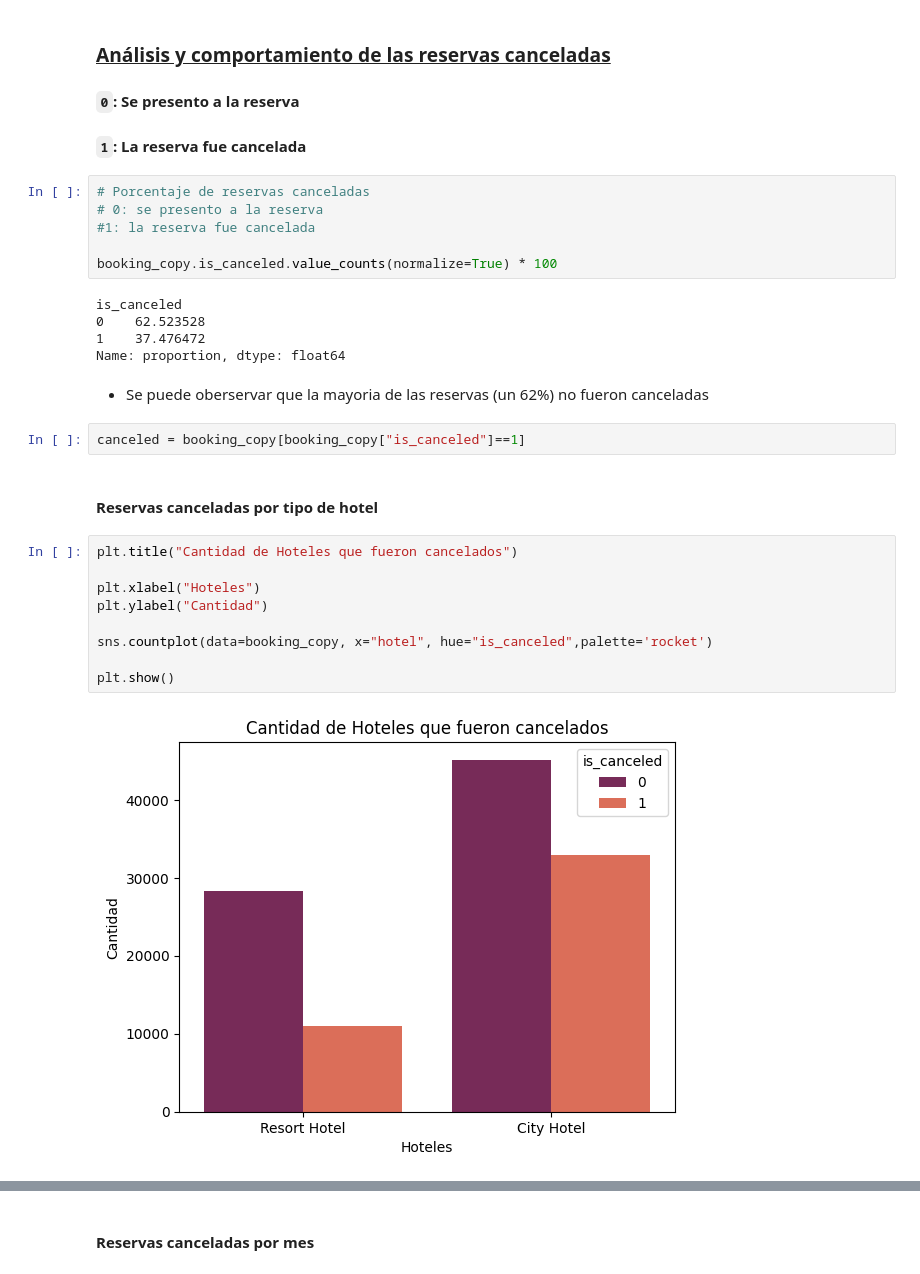
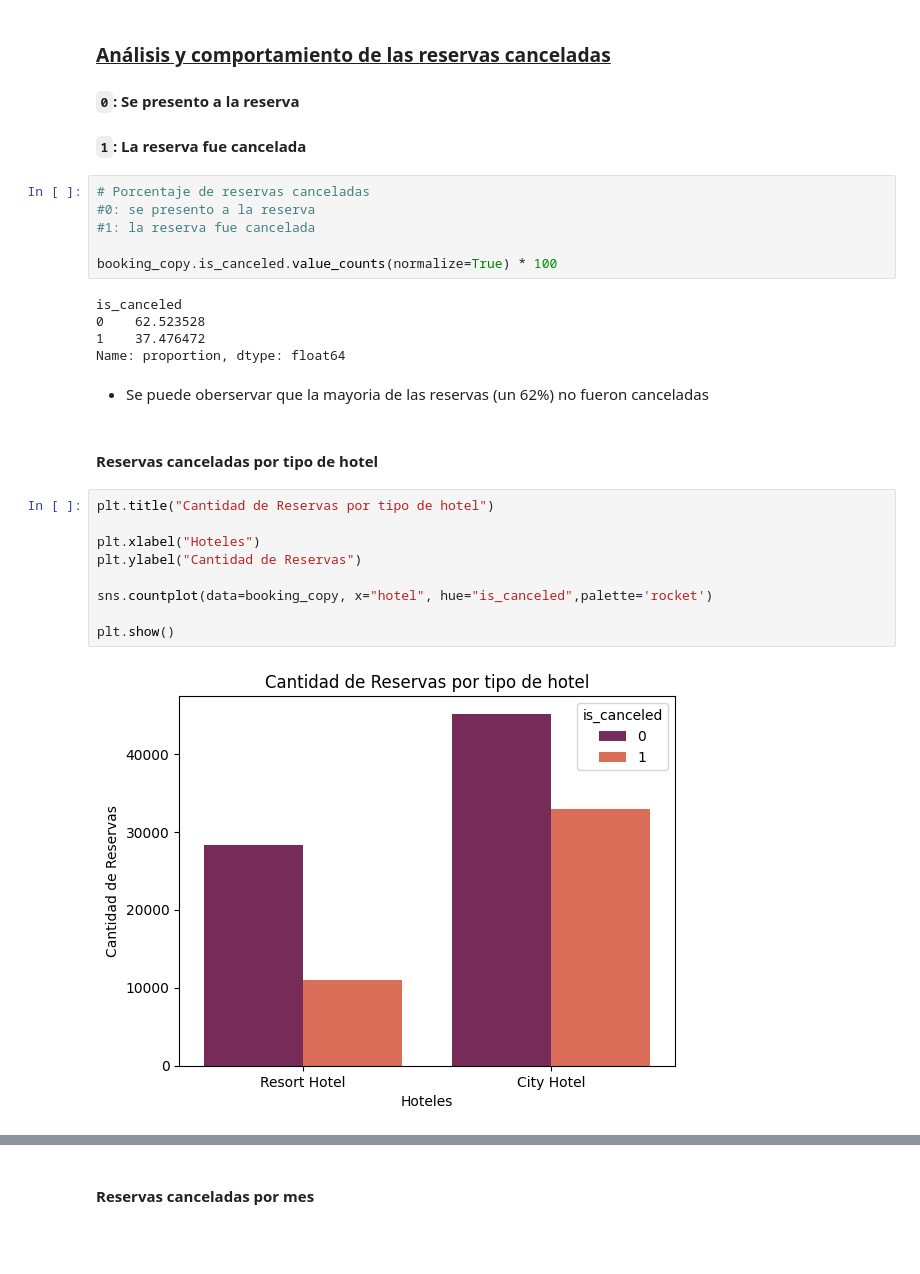
Before and after one commit to MartinFerrari5/Booking-Analysis, a Jupyter notebook: booking.ipynb, the cells around one changed output, grey strips where cells are left out. Saved outputs shown, nothing was run; the diff lists cells and outputs as text; blank space fills up the shorter version.

```diff
--- a/booking.ipynb
+++ b/booking.ipynb
@@ -266,7 +283,7 @@ booking_copy.query(expr="adults<20 & adr<400 & adr>0 & children <= 4 & babies <=
 #### `1`: La reserva fue cancelada
 # %%
 # Porcentaje de reservas canceladas
-# 0: se presento a la reserva
+#0: se presento a la reserva
 #1: la reserva fue cancelada
 
 booking_copy.is_canceled.value_counts(normalize=True) * 100
@@ -277,20 +294,18 @@ is_canceled
 Name: proportion, dtype: float64
 # %% [markdown]
 - Se puede oberservar que la mayoria de las reservas (un 62%) no fueron canceladas
-# %%
-canceled = booking_copy[booking_copy["is_canceled"]==1]
 # %% [markdown]
 #### <b> Reservas canceladas por tipo de hotel </b>
 # %%
-plt.title("Cantidad de Hoteles que fueron cancelados")
+plt.title("Cantidad de Reservas por tipo de hotel")
 
 plt.xlabel("Hoteles")
-plt.ylabel("Cantidad")
+plt.ylabel("Cantidad de Reservas")
 
 sns.countplot(data=booking_copy, x="hotel", hue="is_canceled",palette='rocket')
 
 plt.show()
 # %% [output]
-[figure, old version]
+[figure, new version]
 # %%
 #Porcentaje del tipo de hotel que no fue cancelado
```
Also changed, not shown: parts of 31 cells of this notebook, 2 other files.
